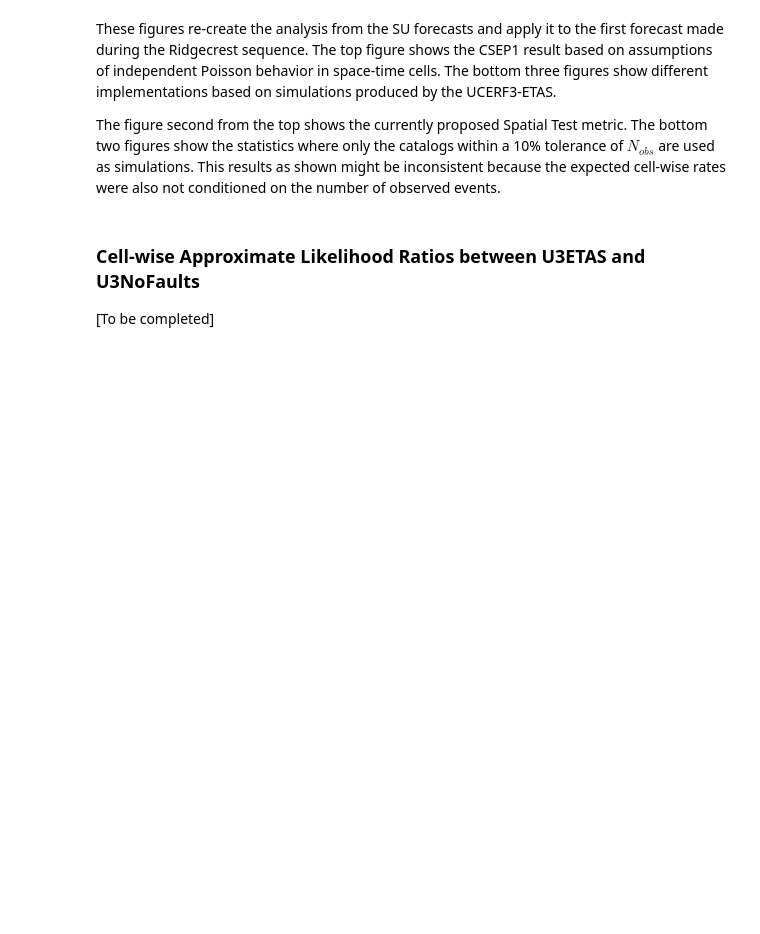
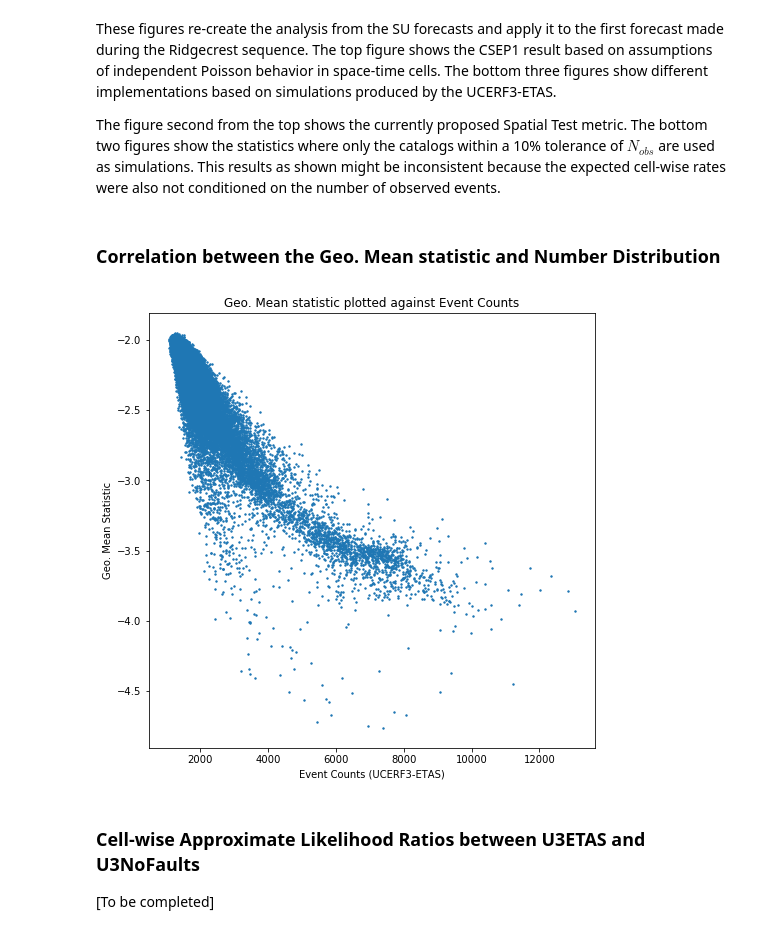
Before and after one commit to cseptesting/ridgecrest_evaluation_bssa, a Jupyter notebook: notebooks/understanding_catalog_based_evaluations.ipynb, the cells around one changed output. Cells and saved outputs as stored; diff of their text form; code cells hidden in the pictures; blank space fills up the shorter version.

```diff
--- a/notebooks/understanding_catalog_based_evaluations.ipynb
+++ b/notebooks/understanding_catalog_based_evaluations.ipynb
@@ -551,7 +551,7 @@ def fill(data, invalid=None):
 # think about how these different processing tasks might be applied. users of pycsep should not be directly
 # interacting with the processing task class, and this should be computed and bound to forecast
 def approximate_rate_density(catalogs_iterable, observed_catalog, experiment_config,
-                             filter_forecast=True, verbose=False, filter=False):
+                             filter_forecast=True, verbose=False, filter_catalogs=False):
     """ Compute the approximate rate density from a catalog-based forecast
 
     Args:
@@ -706,7 +706,7 @@ Processed 90000 catalogs in 2475.7115013599396 seconds
 Processed 100000 catalogs in 2798.768410205841 seconds
 # %%
 # compute spatial approximate rate density from forecast
-apprx_rate_density = approximate_rate_density(u3_catalogs_filt, comcat, experiment_configuration, filter=False)
+apprx_rate_density = approximate_rate_density(u3_catalogs_filt, comcat, experiment_configuration, filter_catalogs=False)
 # %% [output]
 Processed 1 catalogs in 0.0034363269805908203 seconds
 Processed 2 catalogs in 0.017630577087402344 seconds
@@ -844,6 +844,19 @@ ax = plot_spatial_test(csep2_cond_nobs_mean_result, plot_args={'title': 'GeoMean
 These figures re-create the analysis from the SU forecasts and apply it to the first forecast made during the Ridgecrest sequence. The top figure shows the CSEP1 result based on assumptions of independent Poisson behavior in space-time cells. The bottom three figures show different implementations based on simulations produced by the UCERF3-ETAS.
 
 The figure second from the top shows the currently proposed Spatial Test metric. The bottom two figures show the statistics where only the catalogs within a 10% tolerance of $N_{obs}$ are used as simulations. This results as shown might be inconsistent because the expected cell-wise rates were also not conditioned on the number of observed events.
+# %% [markdown]
+### Correlation between the Geo. Mean statistic and Number Distribution
+# %%
+event_counts = [cat.event_count for cat in u3_catalogs_filt]
+test_distribution = csep2_result.test_distribution
+# %%
+fig, ax = plt.subplots(figsize=(8,8))
+_ = ax.scatter(event_counts, test_distribution, s=2)
+_ = ax.set_title("Geo. Mean statistic plotted against Event Counts")
+_ = ax.set_xlabel("Event Counts (UCERF3-ETAS)")
+_ = ax.set_ylabel("Geo. Mean Statistic")
+# %% [output]
+[figure, added]
 # %% [markdown]
 ### Cell-wise Approximate Likelihood Ratios between U3ETAS and U3NoFaults
 
```
Also changed, not shown: parts of 22 cells of this notebook.
